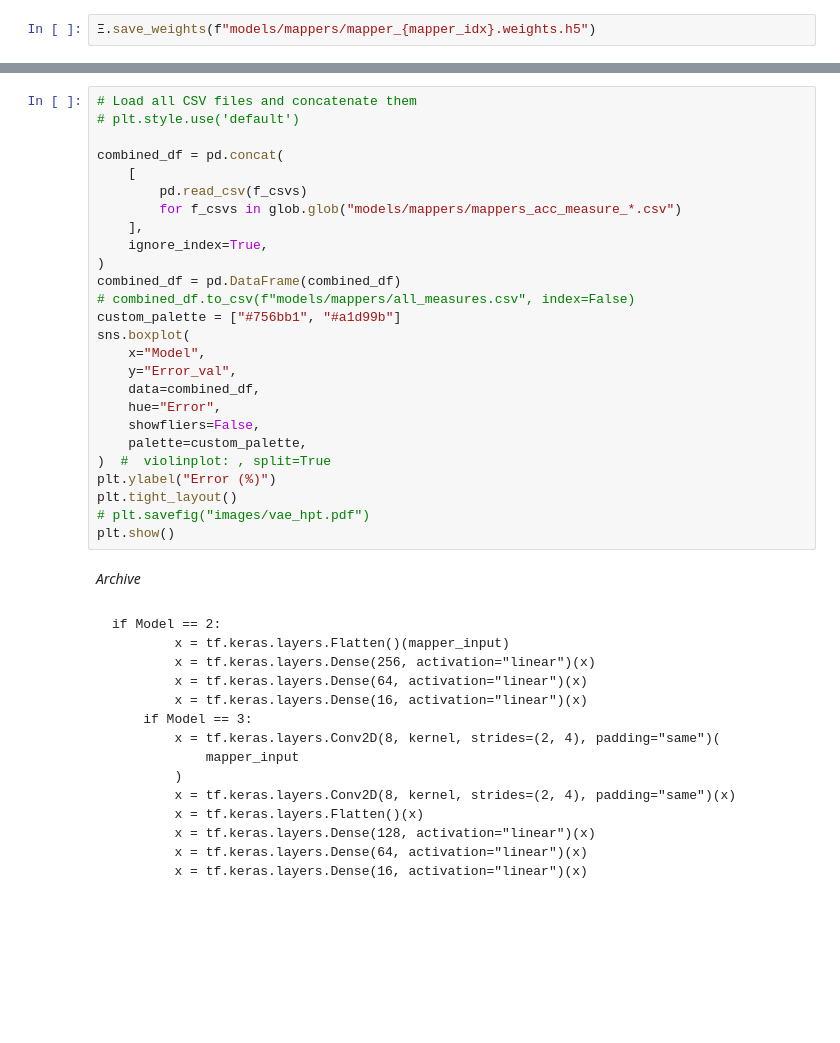
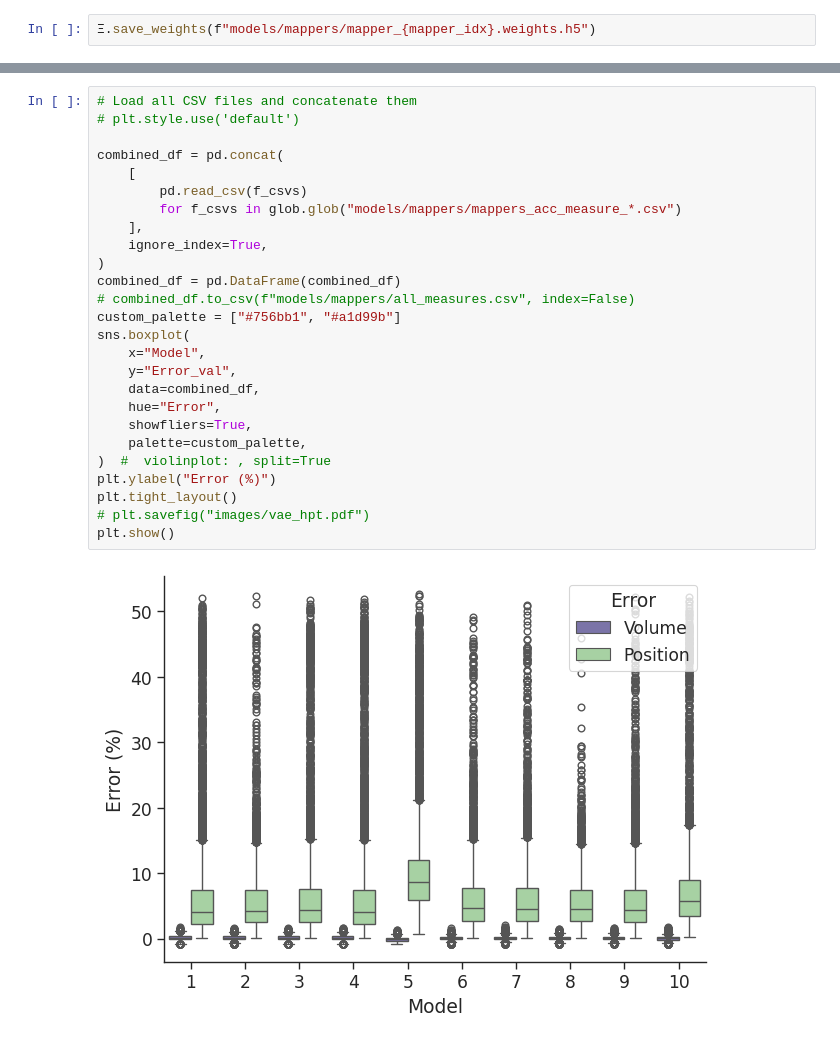
Before and after one commit to JacobTh98/DD3D-EIT, a Jupyter notebook: stage_2_mappers.ipynb, the cells around one changed output, grey strips where cells are left out. Drawn from its saved outputs; the diff is of its cells as text; blank space fills up the shorter version.

Commit message:
finished mapper hpt

```diff
--- a/stage_2_mappers.ipynb
+++ b/stage_2_mappers.ipynb
@@ -438,43 +500,28 @@ np.savez(
 # %%
 # Load all CSV files and concatenate them
 # plt.style.use('default')
 
 combined_df = pd.concat(
     [
         pd.read_csv(f_csvs)
         for f_csvs in glob.glob("models/mappers/mappers_acc_measure_*.csv")
     ],
     ignore_index=True,
 )
 combined_df = pd.DataFrame(combined_df)
 # combined_df.to_csv(f"models/mappers/all_measures.csv", index=False)
 custom_palette = ["#756bb1", "#a1d99b"]
 sns.boxplot(
     x="Model",
     y="Error_val",
     data=combined_df,
     hue="Error",
-    showfliers=False,
+    showfliers=True,
     palette=custom_palette,
 )  #  violinplot: , split=True
 plt.ylabel("Error (%)")
 plt.tight_layout()
 # plt.savefig("images/vae_hpt.pdf")
 plt.show()
+# %% [output]
+[figure, added]
-# %% [markdown]
-_Archive_
-# %% [markdown]
-    if Model == 2:
-            x = tf.keras.layers.Flatten()(mapper_input)
-            x = tf.keras.layers.Dense(256, activation="linear")(x)
-            x = tf.keras.layers.Dense(64, activation="linear")(x)
-            x = tf.keras.layers.Dense(16, activation="linear")(x)
-        if Model == 3:
-            x = tf.keras.layers.Conv2D(8, kernel, strides=(2, 4), padding="same")(
-                mapper_input
-            )
-            x = tf.keras.layers.Conv2D(8, kernel, strides=(2, 4), padding="same")(x)
-            x = tf.keras.layers.Flatten()(x)
-            x = tf.keras.layers.Dense(128, activation="linear")(x)
-            x = tf.keras.layers.Dense(64, activation="linear")(x)
-            x = tf.keras.layers.Dense(16, activation="linear")(x)
```
Also changed, not shown: parts of 9 cells of this notebook.
